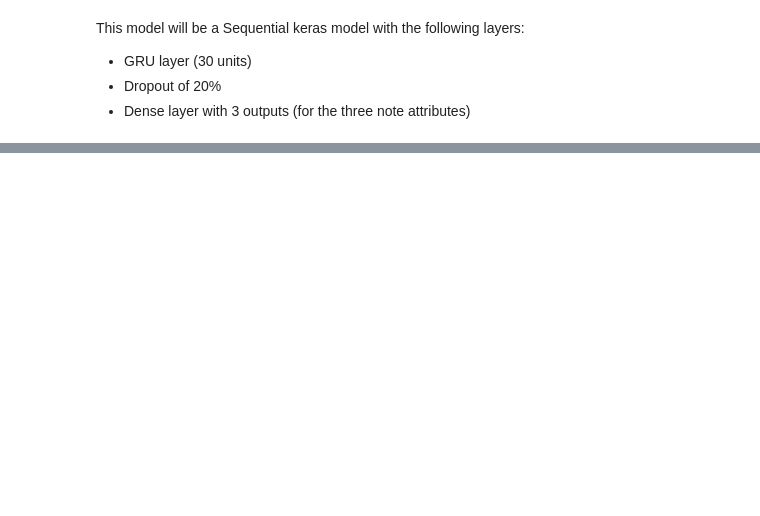
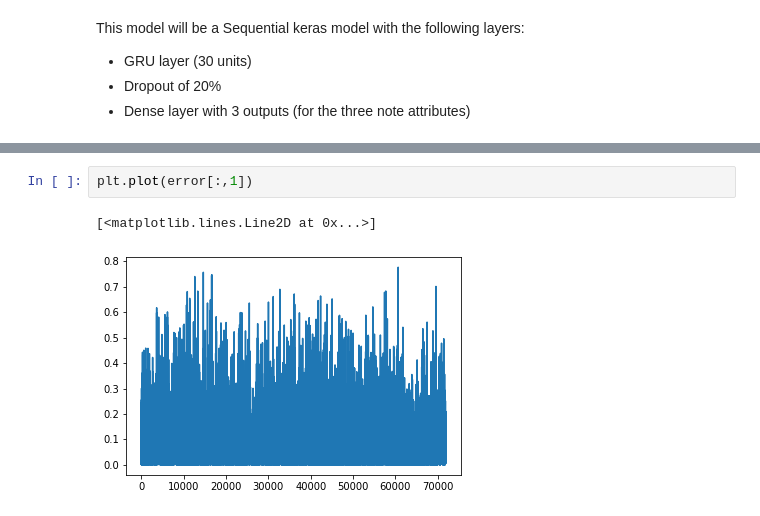
Before and after one commit to andresaar/PUC-Projeto, a Jupyter notebook: source/model_training.ipynb, the cells around one changed output, grey strips where cells are left out. Cells and saved outputs as stored; diff of their text form; blank space fills up the shorter version.

```diff
--- a/source/model_training.ipynb
+++ b/source/model_training.ipynb
@@ -228,0 +267,5 @@ plt.legend()
+# %%
+plt.plot(error[:,1])
+# %% [output]
+[<matplotlib.lines.Line2D at 0x...>]
+[figure, added]
```
Also changed, not shown: parts of 23 cells of this notebook, 5 other files.
